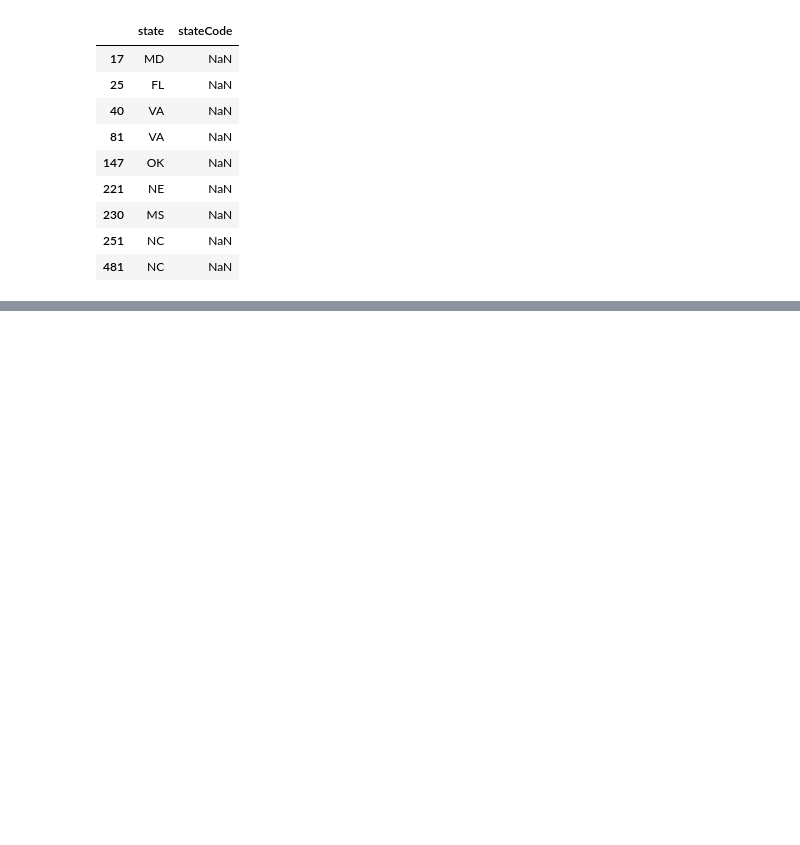
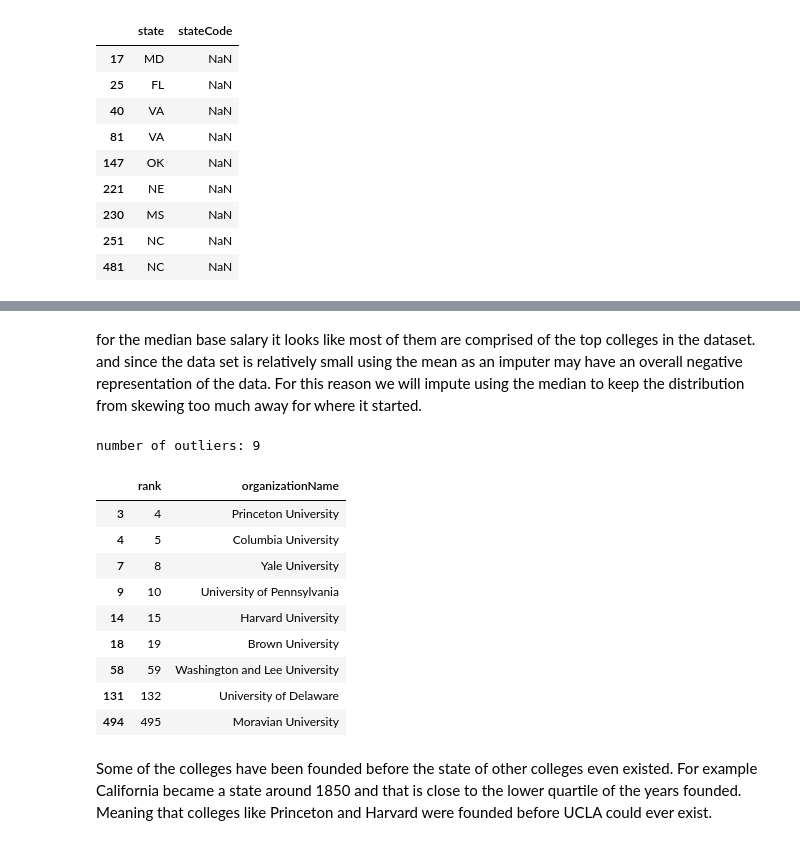
Before and after one commit to tcarr032/ML-dataset-projects, a Jupyter notebook: top college dataset/college.ipynb, the cells around one changed output, grey strips where cells are left out. Cells and saved outputs as stored; diff of their text form; code cells hidden in the pictures; blank space fills up the shorter version.

```diff
--- a/top college dataset/college.ipynb
+++ b/top college dataset/college.ipynb
@@ -192,0 +232,23 @@ for the sake of simplicity since the number of missing regions is so small we wi
+# %% [markdown]
+for the median base salary it looks like most of them are comprised of the top colleges in the dataset. and since the data set is relatively small using the mean as an imputer may have an overall negative representation of the data. For this reason we will impute using the median to keep the distribution from skewing too much away for where it started.
+# %%
+q1,q3 = np.nanpercentile(data['yearFounded'], [25,75], axis=0)
+IQR = q3 - q1
+lower_bound = q1 - 1.5*IQR
+outliers_year_founded = data[data['yearFounded'] < lower_bound]
+print(f'number of outliers: {len(outliers_year_founded)}')
+outliers_year_founded.loc[:, ['rank', 'organizationName']]
+# %% [output]
+number of outliers: 9
+|  | rank | organizationName |
+| 3 | 4 | Princeton University |
+| 4 | 5 | Columbia University |
+| 7 | 8 | Yale University |
+| 9 | 10 | University of Pennsylvania |
+| 14 | 15 | Harvard University |
+| 18 | 19 | Brown University |
+| 58 | 59 | Washington and Lee University |
+| 131 | 132 | University of Delaware |
+| 494 | 495 | Moravian University |
+# %% [markdown]
+Some of the colleges have been founded before the state of other colleges even existed. For example California became a state around 1850 and that is close to the lower quartile of the years founded. Meaning that colleges like Princeton and Harvard were founded before UCLA could ever exist.
```
Also changed, not shown: parts of 21 cells of this notebook, 1 other file.
